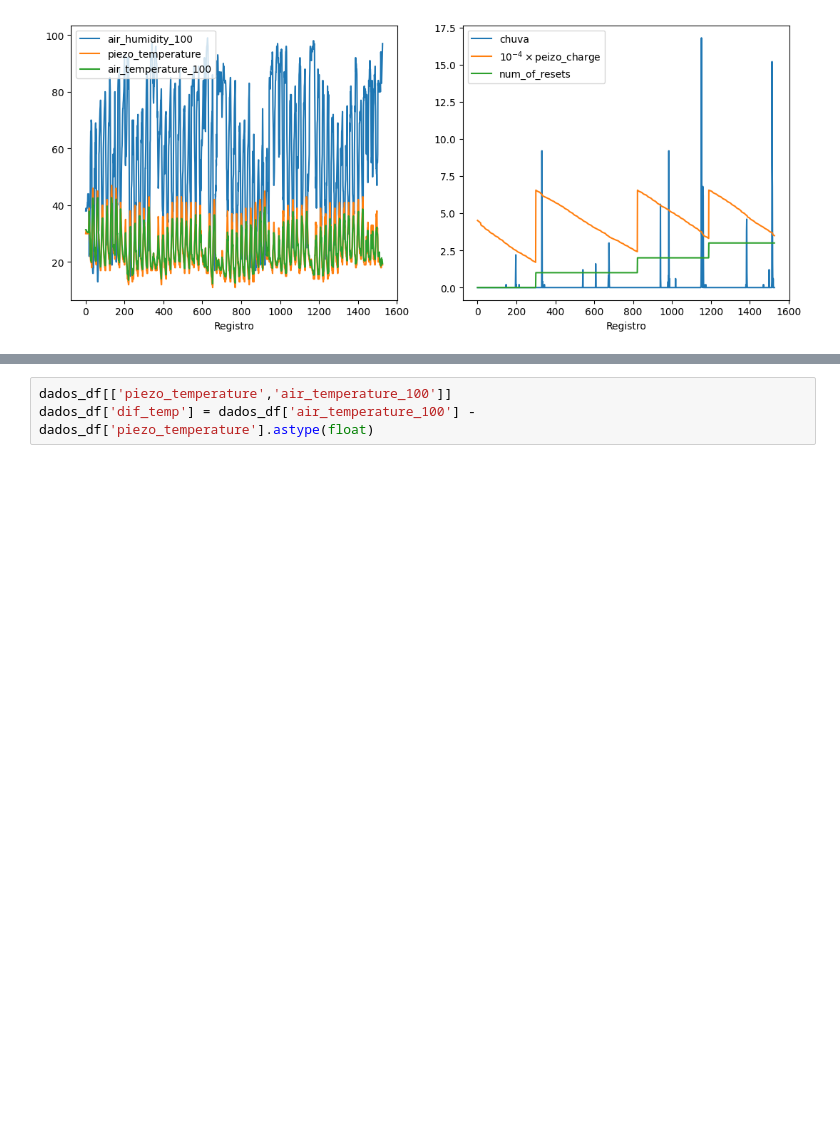
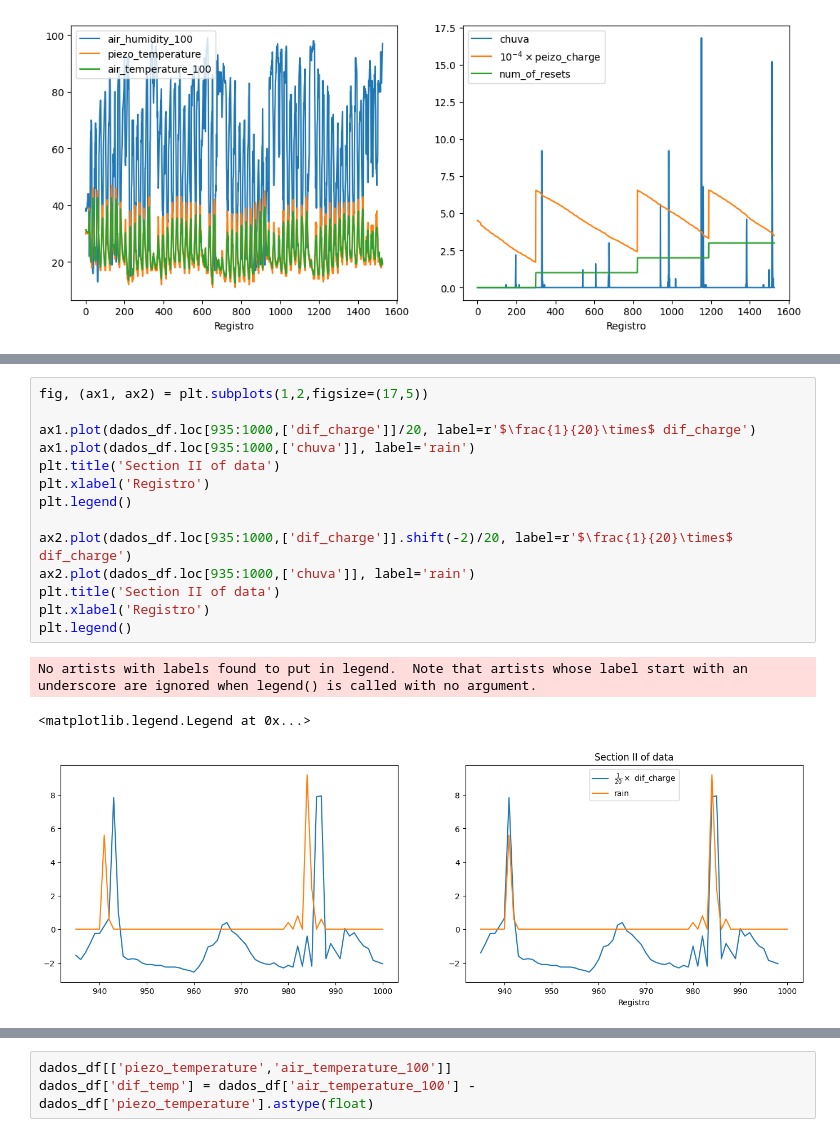
Before and after one commit to FollowingTheRabbit/Rain, a Jupyter notebook: src/analyse.ipynb, the cells around one changed output, grey strips where cells are left out. Cells and saved outputs as stored; diff of their text form; blank space fills up the shorter version.

```diff
--- a/src/analyse.ipynb
+++ b/src/analyse.ipynb
@@ -201,0 +208,18 @@ plt.legend()
+# %%
+fig, (ax1, ax2) = plt.subplots(1,2,figsize=(17,5))
+
+ax1.plot(dados_df.loc[935:1000,['dif_charge']]/20, label=r'$\frac{1}{20}\times$ dif_charge')
+ax1.plot(dados_df.loc[935:1000,['chuva']], label='rain')
+plt.title('Section II of data')
+plt.xlabel('Registro')
+plt.legend()
+
+ax2.plot(dados_df.loc[935:1000,['dif_charge']].shift(-2)/20, label=r'$\frac{1}{20}\times$ dif_charge')
+ax2.plot(dados_df.loc[935:1000,['chuva']], label='rain')
+plt.title('Section II of data')
+plt.xlabel('Registro')
+plt.legend()
+# %% [output]
+No artists with labels found to put in legend.  Note that artists whose label start with an underscore are ignored when legend() is called with no argument.
+<matplotlib.legend.Legend at 0x...>
+[figure, added]
```
Also changed, not shown: parts of 32 cells of this notebook.
